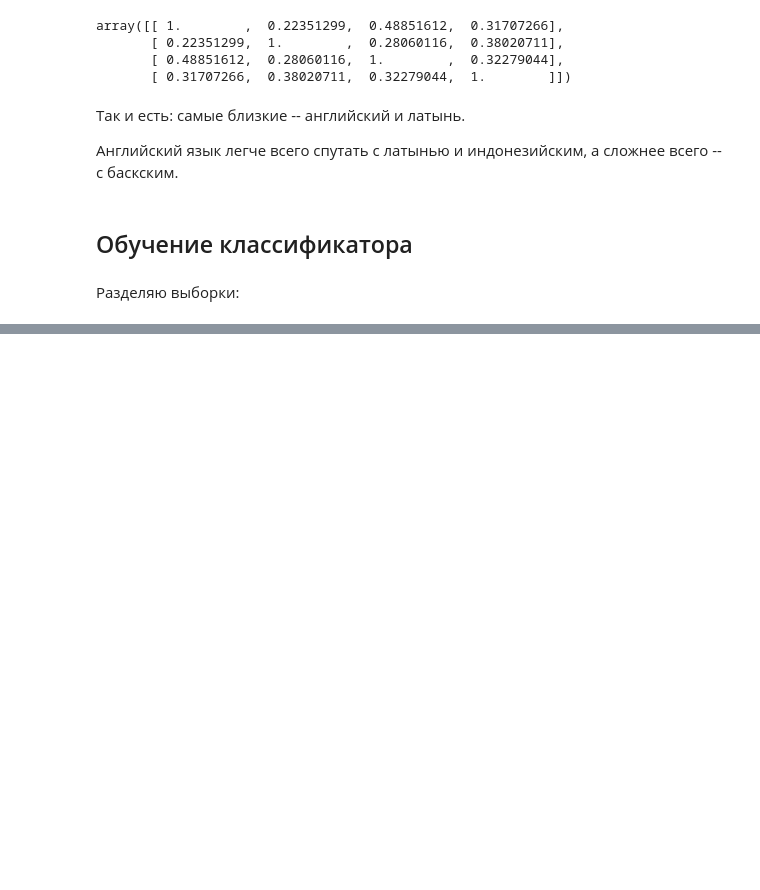
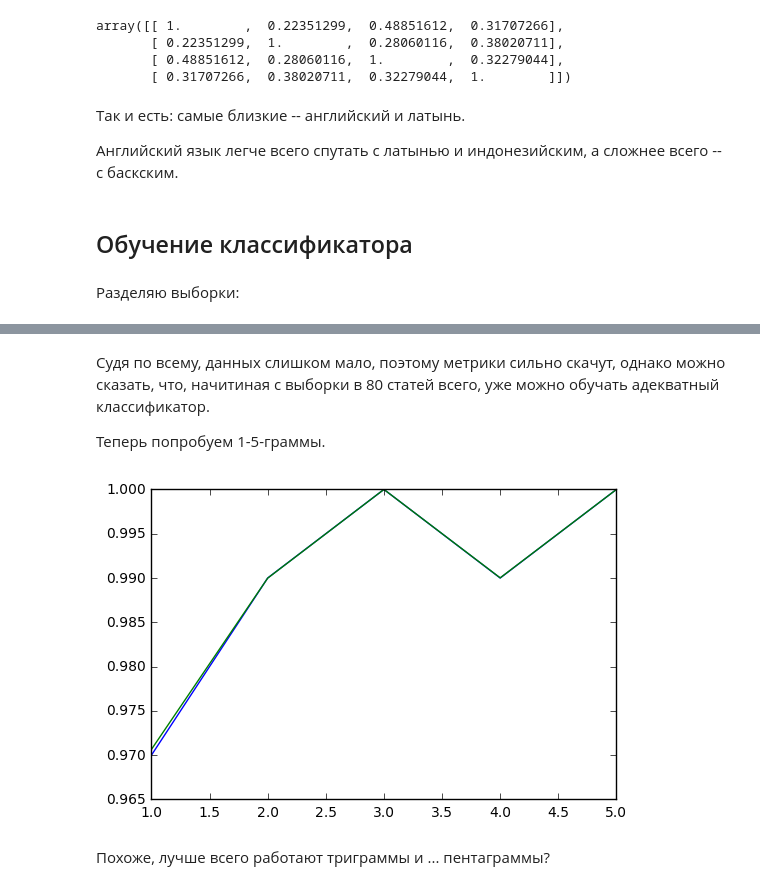
Before and after one commit to maryszmary/compling_hw, a Jupyter notebook: hw1.ipynb, the cells around one changed output, grey strips where cells are left out. Cells and saved outputs as stored; diff of their text form; code cells hidden in the pictures; blank space fills up the shorter version.

```diff
--- a/hw1.ipynb
+++ b/hw1.ipynb
@@ -342,0 +390,23 @@ x_train, x_test, y_train, y_test = train_test_split(matr, articles['lang'])
+# %% [markdown]
+Судя по всему, данных слишком мало, поэтому метрики сильно скачут, однако можно сказать, что, начитиная с выборки в 80 статей всего, уже можно обучать адекватный классификатор.
+
+Теперь попробуем 1-5-граммы.
+# %%
+fs, acc = [], []
+for gram in range(1, 6):
+    bos = TfidfVectorizer(ngram_range=(gram, gram), analyzer='char')
+    mat = bos.fit_transform(articles_df['article'])
+    x_train, x_test, y_train, y_test = train_test_split(mat_trg, articles_df['lang'])
+    nb = MultinomialNB()
+    nb.fit(x_train, y_train)
+    pred = nb.predict(x_test)
+    fs.append(accuracy_score(y_test, pred))
+    acc.append(f1_score(y_test, pred, average='weighted'))
+
+plt.plot(list(range(1, 6)), fs, label='F-score')
+plt.plot(list(range(1, 6)), acc, label='Accuracy')
+plt.show()
+# %% [output]
+[figure, added]
+# %% [markdown]
+Похоже, лучше всего работают триграммы и ... пентаграммы?
```
Also changed, not shown: parts of 11 cells of this notebook, 1 other file.
